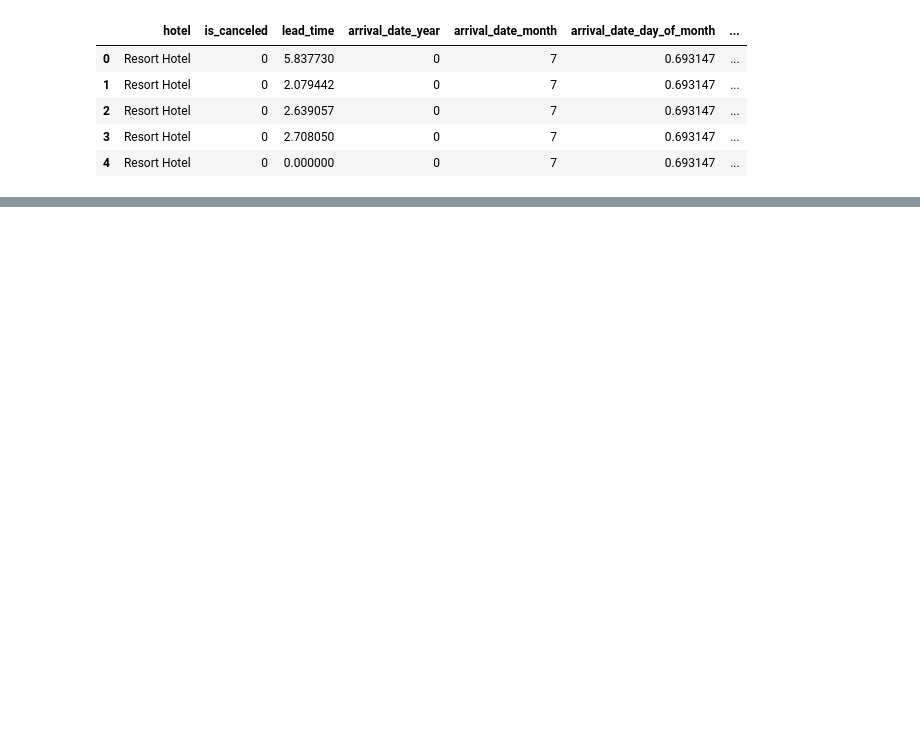
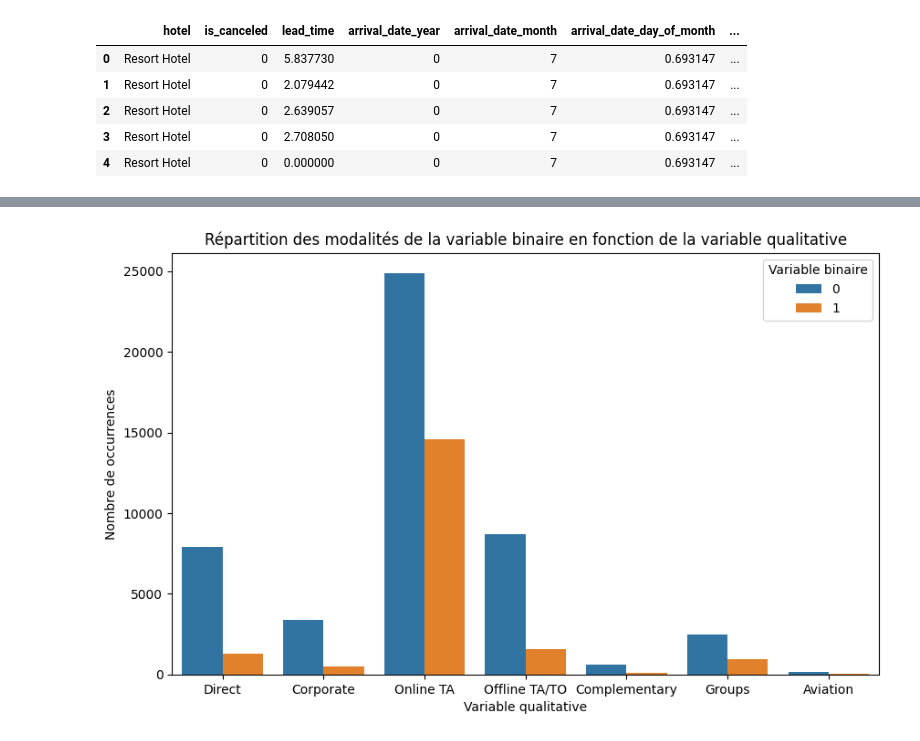
Before and after one commit to Augustin0412/projet_poster_M2, a Jupyter notebook: Python/Analyse3_Paul.ipynb, the cells around one changed output, grey strips where cells are left out. Saved outputs shown, nothing was run; the diff lists cells and outputs as text; code cells hidden in the pictures; blank space fills up the shorter version.

```diff
--- a/Python/Analyse3_Paul.ipynb
+++ b/Python/Analyse3_Paul.ipynb
@@ -45,0 +47,10 @@ cramer_v
+# %%
+plt.figure(figsize=(10, 6))
+sns.countplot(x=df['market_segment'], hue=df['is_canceled'], data=df)
+plt.title('Répartition des modalités de la variable binaire en fonction de la variable qualitative')
+plt.xlabel('Variable qualitative')
+plt.ylabel('Nombre de occurrences')
+plt.legend(title='Variable binaire')
+plt.show()
+# %% [output]
+[figure, added]
```
Also changed, not shown: parts of 3 cells of this notebook, 6 other files.
